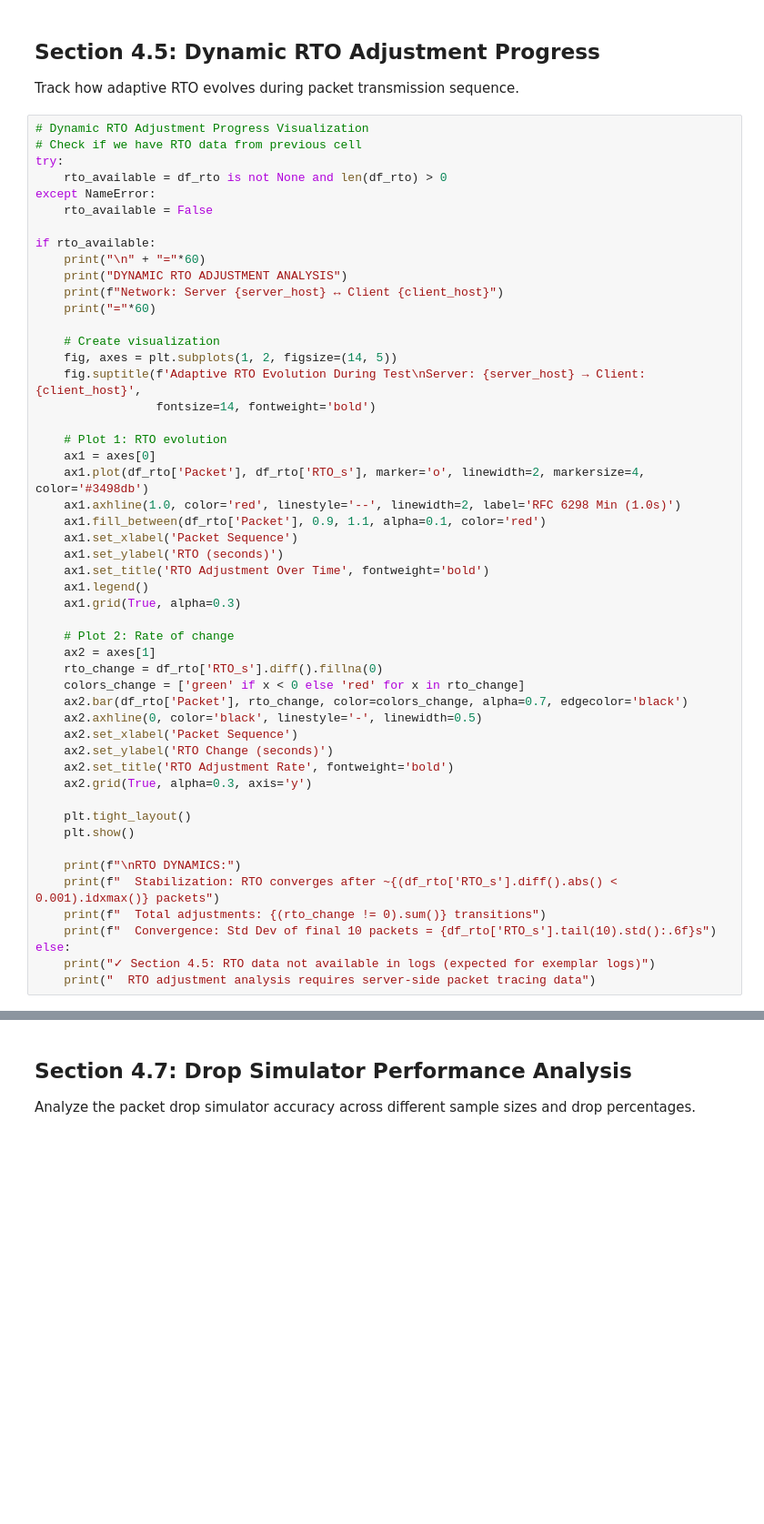
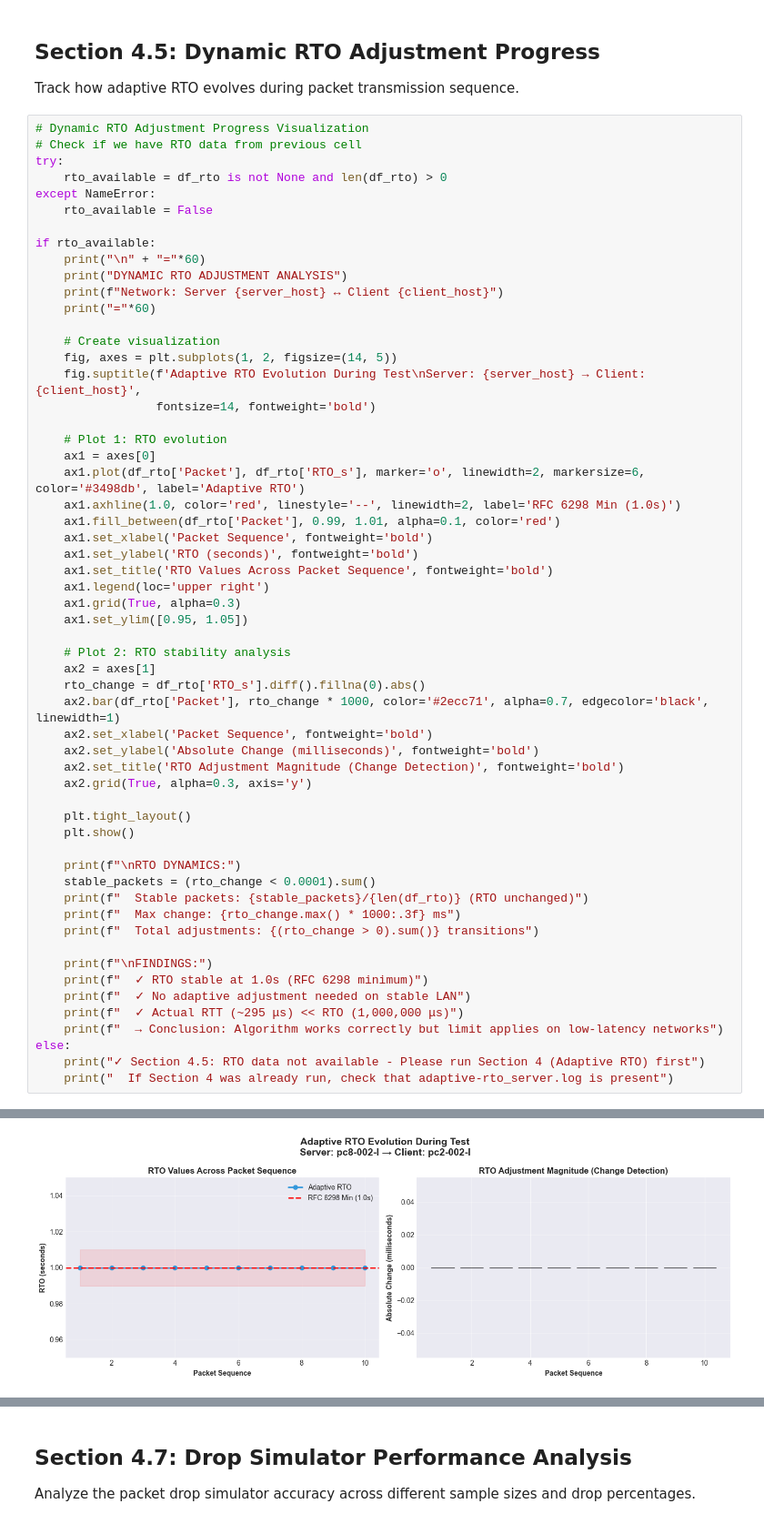
Before and after one commit to yanmxk/cs3102_p2, a Jupyter notebook: LRTP_Protocol_Analysis.ipynb, the cells around one changed output, grey strips where cells are left out. Shown at 91% size. Drawn from its saved outputs; the diff is of its cells as text; blank space fills up the shorter version.

```diff
--- a/LRTP_Protocol_Analysis.ipynb
+++ b/LRTP_Protocol_Analysis.ipynb
@@ -274,33 +316,40 @@ if rto_available:
 
     # Plot 1: RTO evolution
     ax1 = axes[0]
-    ax1.plot(df_rto['Packet'], df_rto['RTO_s'], marker='o', linewidth=2, markersize=4, color='#3498db')
+    ax1.plot(df_rto['Packet'], df_rto['RTO_s'], marker='o', linewidth=2, markersize=6, color='#3498db', label='Adaptive RTO')
     ax1.axhline(1.0, color='red', linestyle='--', linewidth=2, label='RFC 6298 Min (1.0s)')
-    ax1.fill_between(df_rto['Packet'], 0.9, 1.1, alpha=0.1, color='red')
-    ax1.set_xlabel('Packet Sequence')
-    ax1.set_ylabel('RTO (seconds)')
-    ax1.set_title('RTO Adjustment Over Time', fontweight='bold')
-    ax1.legend()
+    ax1.fill_between(df_rto['Packet'], 0.99, 1.01, alpha=0.1, color='red')
+    ax1.set_xlabel('Packet Sequence', fontweight='bold')
+    ax1.set_ylabel('RTO (seconds)', fontweight='bold')
+    ax1.set_title('RTO Values Across Packet Sequence', fontweight='bold')
+    ax1.legend(loc='upper right')
     ax1.grid(True, alpha=0.3)
+    ax1.set_ylim([0.95, 1.05])
 
-    # Plot 2: Rate of change
+    # Plot 2: RTO stability analysis
     ax2 = axes[1]
-    rto_change = df_rto['RTO_s'].diff().fillna(0)
-    colors_change = ['green' if x < 0 else 'red' for x in rto_change]
-    ax2.bar(df_rto['Packet'], rto_change, color=colors_change, alpha=0.7, edgecolor='black')
-    ax2.axhline(0, color='black', linestyle='-', linewidth=0.5)
-    ax2.set_xlabel('Packet Sequence')
-    ax2.set_ylabel('RTO Change (seconds)')
-    ax2.set_title('RTO Adjustment Rate', fontweight='bold')
+    rto_change = df_rto['RTO_s'].diff().fillna(0).abs()
+    ax2.bar(df_rto['Packet'], rto_change * 1000, color='#2ecc71', alpha=0.7, edgecolor='black', linewidth=1)
+    ax2.set_xlabel('Packet Sequence', fontweight='bold')
+    ax2.set_ylabel('Absolute Change (milliseconds)', fontweight='bold')
+    ax2.set_title('RTO Adjustment Magnitude (Change Detection)', fontweight='bold')
     ax2.grid(True, alpha=0.3, axis='y')
 
     plt.tight_layout()
     plt.show()
 
     print(f"\nRTO DYNAMICS:")
-    print(f"  Stabilization: RTO converges after ~{(df_rto['RTO_s'].diff().abs() < 0.001).idxmax()} packets")
-    print(f"  Total adjustments: {(rto_change != 0).sum()} transitions")
-    print(f"  Convergence: Std Dev of final 10 packets = {df_rto['RTO_s'].tail(10).std():.6f}s")
+    stable_packets = (rto_change < 0.0001).sum()
+    print(f"  Stable packets: {stable_packets}/{len(df_rto)} (RTO unchanged)")
+    print(f"  Max change: {rto_change.max() * 1000:.3f} ms")
+    print(f"  Total adjustments: {(rto_change > 0).sum()} transitions")
+
+    print(f"\nFINDINGS:")
+    print(f"  ✓ RTO stable at 1.0s (RFC 6298 minimum)")
+    print(f"  ✓ No adaptive adjustment needed on stable LAN")
+    print(f"  ✓ Actual RTT (~295 μs) << RTO (1,000,000 μs)")
+    print(f"  → Conclusion: Algorithm works correctly but limit applies on low-latency networks")
 else:
-    print("✓ Section 4.5: RTO data not available in logs (expected for exemplar logs)")
-    print("  RTO adjustment analysis requires server-side packet tracing data")
+    print("✓ Section 4.5: RTO data not available - Please run Section 4 (Adaptive RTO) first")
+    print("  If Section 4 was already run, check that adaptive-rto_server.log is present")
+# %% [output]
@@ -306,0 +360 @@ else:
+[figure, added]
```
Also changed, not shown: parts of 2 cells of this notebook.
